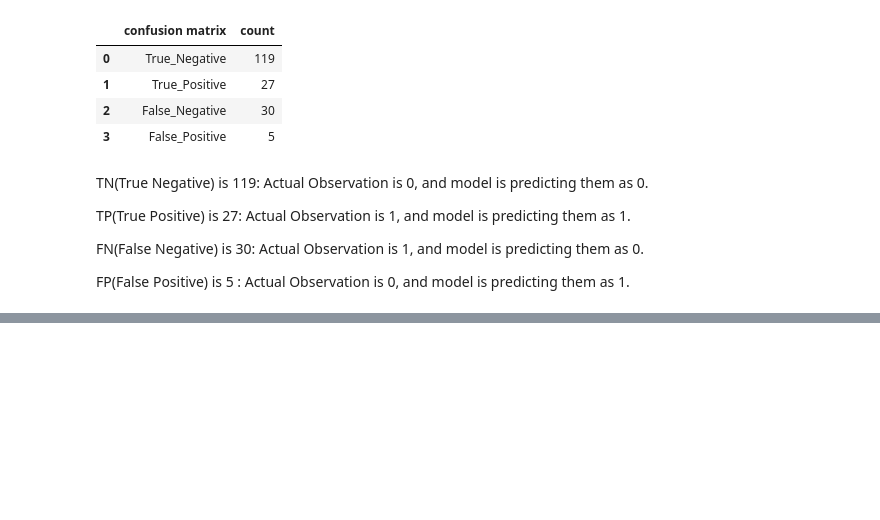
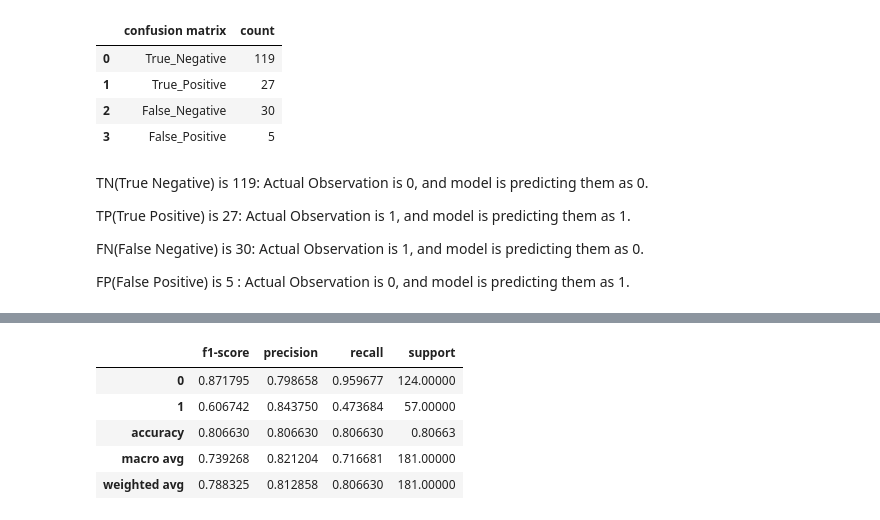
Before and after one commit to YALINYAN-YU/DAV6150, a Jupyter notebook: Y_Yan_assn_M5.ipynb, the cells around one changed output, grey strips where cells are left out. Cells and saved outputs as stored; diff of their text form; code cells hidden in the pictures; blank space fills up the shorter version.

```diff
--- a/Y_Yan_assn_M5.ipynb
+++ b/Y_Yan_assn_M5.ipynb
@@ -98,0 +382,18 @@ def compute_accuracy(y_true, y_pred):
+# %%
+# create classification report using the metrics.classification_report() function
+# import accuracy_score library
+from sklearn.metrics import classification_report
+
+
+# use class,scored.classdata to create a metrics.classification_report()
+report = classification_report(df['class'],df['scored.class'],output_dict=True)
+# exchange array to dataframe
+report2 = pd.DataFrame(report).transpose()
+report2
+# %% [output]
+|  | f1-score | precision | recall | support |
+| 0 | 0.871795 | 0.798658 | 0.959677 | 124.00000 |
+| 1 | 0.606742 | 0.843750 | 0.473684 | 57.00000 |
+| accuracy | 0.806630 | 0.806630 | 0.806630 | 0.80663 |
+| macro avg | 0.739268 | 0.821204 | 0.716681 | 181.00000 |
+| weighted avg | 0.788325 | 0.812858 | 0.806630 | 181.00000 |
```
Also changed, not shown: parts of 42 cells of this notebook.
